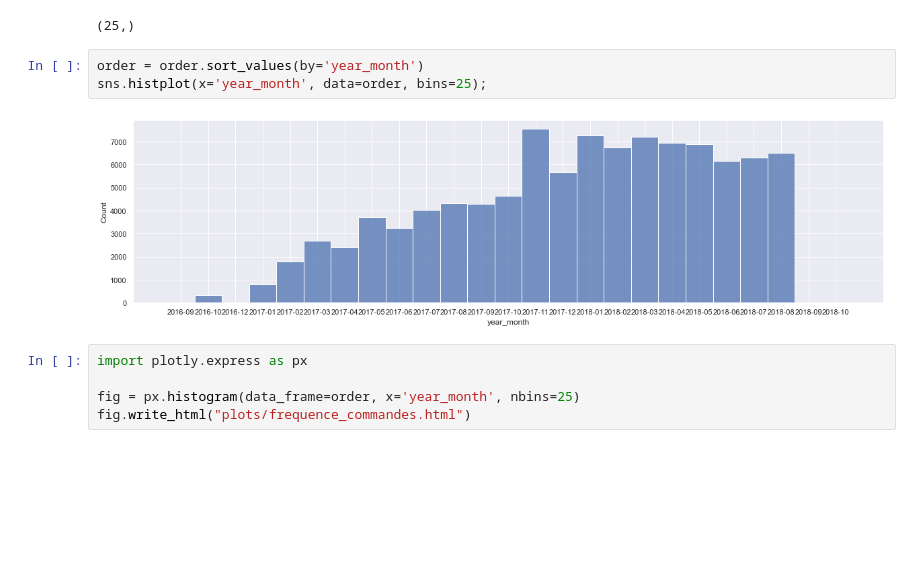
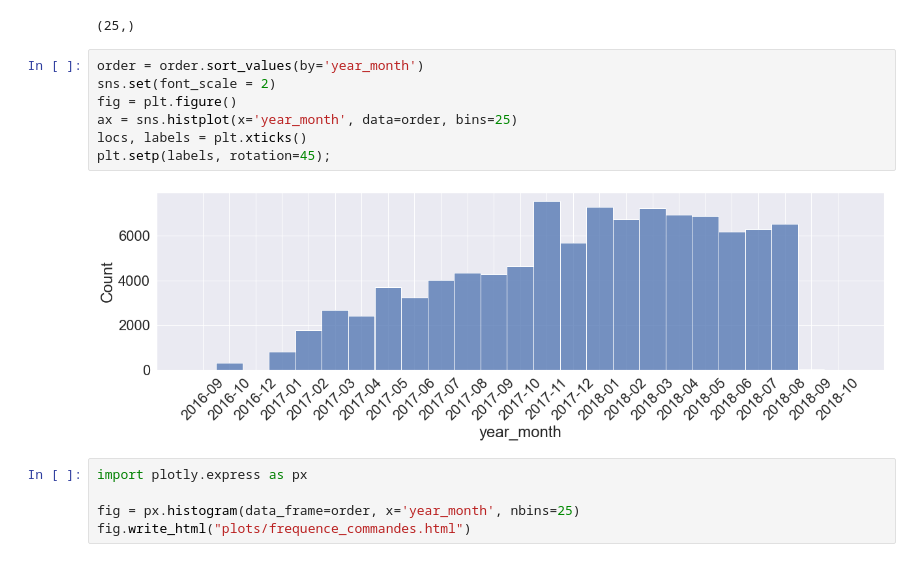
Before and after one commit to Nicolas-Malgat/E2_prediction_temps_livraison, a Jupyter notebook: work/1_data_exploration.ipynb, the cells around one changed output. Drawn from its saved outputs; the diff is of its cells as text; blank space fills up the shorter version.

```diff
--- a/work/1_data_exploration.ipynb
+++ b/work/1_data_exploration.ipynb
@@ -92,9 +92,13 @@ order.year_month.unique().shape
 (25,)
 # %%
 order = order.sort_values(by='year_month')
-sns.histplot(x='year_month', data=order, bins=25);
+sns.set(font_scale = 2)
+fig = plt.figure()
+ax = sns.histplot(x='year_month', data=order, bins=25)
+locs, labels = plt.xticks()
+plt.setp(labels, rotation=45);
 # %% [output]
-[figure, old version]
+[figure, new version]
 # %%
 import plotly.express as px
 
```
Also changed, not shown: 16 other files.
